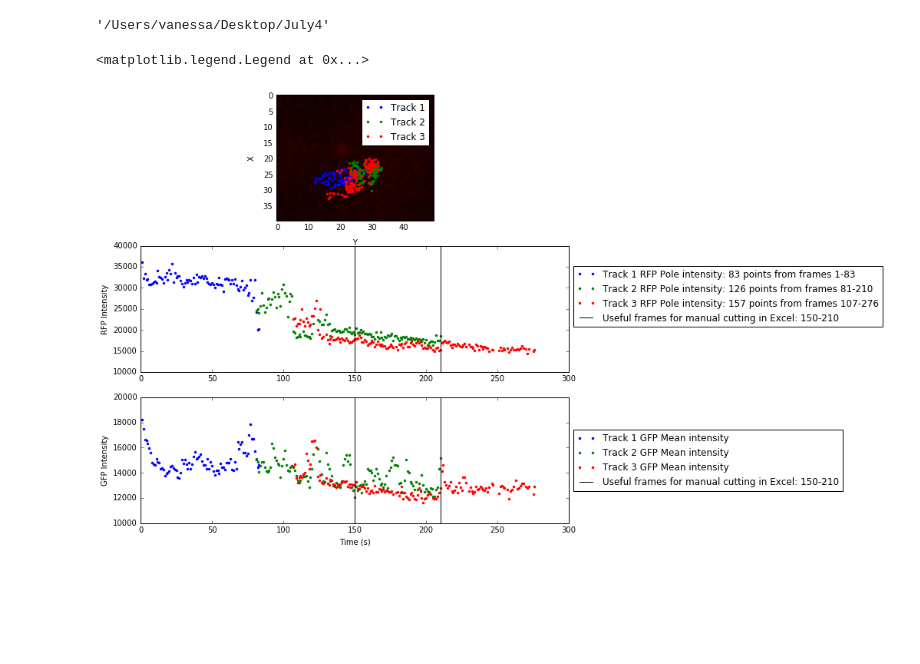
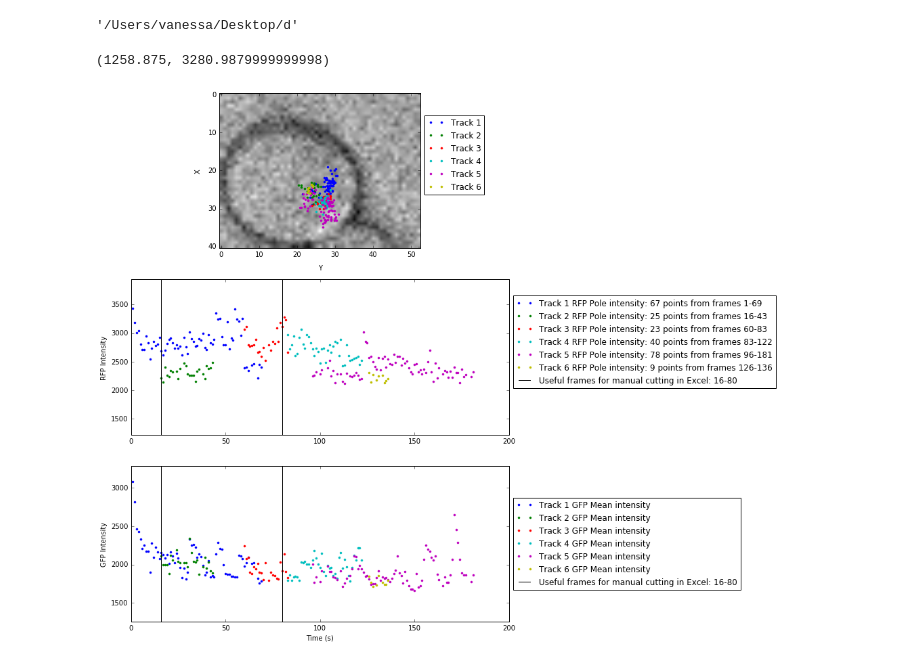
Before and after one commit to vanessa-king/pole-tracking-script, a Jupyter notebook: Python Data Manipulation.ipynb, the cells around one changed output. Cells and saved outputs as stored; diff of their text form; code cells hidden in the pictures; blank space fills up the shorter version.

```diff
--- a/Python Data Manipulation.ipynb
+++ b/Python Data Manipulation.ipynb
@@ -1,14 +1,15 @@
 # %%
 #HARDCODED! Please fill in the cell name and folder that you gave during the Fiji scripts.
 
-cell_name = 'July4'
-folder = '/Users/vanessa/Desktop/July4'
+cell_name = 'Cell1'
+folder = '/Users/vanessa/Desktop/d'
+pixels_per_micron = 6.6888
 
 #The following lines print what directory you're currently in to make it easier to know the path name to your cell.
 import os
 os.getcwd()
 # %% [output]
-'/Users/vanessa/Desktop/July4'
+'/Users/vanessa/Desktop/d'
 # %%
 #Import cell
 
@@ -48,13 +49,18 @@ cut_1 = []
 #We adjust where we cut for results since it has no rows of zeros.
 for i in range(0, len(cut)):
     cut_1 = numpy.append(cut_1,(cut[i] - 1 - i))
-results_cut = cut_1.astype(int)
+if len(cut_1) > 0:
+    results_cut = cut_1.astype(int)
+    trackmean = numpy.split(rawmean, results_cut)
+else:
+    results_cut=[]
+    trackmean = [0 for index in range(len(x_cut))]
+    trackmean[0] = rawmean
 x_cut = numpy.split(rawx, cut)
 y_cut = numpy.split(rawy, cut)
 f_cut = numpy.split(rawf, cut)
 m_cut = numpy.split(rawm, cut)
 #These 2D arrays have all of the tracks in them separately
-trackmean = numpy.split(rawmean, results_cut)
 trackx = [0 for index in range(len(x_cut))]
 for index in range(len(trackx)):
     trackx[index] = numpy.delete(x_cut[index], 0)
@@ -72,62 +78,70 @@ for index in range(len(trackm)):
 #If you'd like to plan where you want to cut the data between useful and not useful once you have the data in Excel,
 #enter the proposed frame values below:
 
-start = 150
-end = 210
+start = 16
+end = 80
 # %%
 #This cell plots our diagnostic tools.
 
-l1, l2, font, s1, s2, padding = 3.0, 10.0, 10.0, 10.0, 10.0, 10.0
+l1, l2, font, s1, s2, padding = 3.0, 10.0, 10.0, 10.0, 14.0, 10.0
 fig = p.figure('Image', figsize = (s1,s2))
 p.rcParams.update({'font.size':font})
 ax = fig.add_subplot(3,1,1)
 
+
+first_subplot_x = []
+first_subplot_y = []
 #First Subplot
 for index in range(len(trackx)):
     trackid = str(index+1)
-    p.plot(trackx[index], tracky[index], linestyle = "", marker = ".", label="Track "+trackid)
+    first_subplot_x = trackx[index] * pixels_per_micron
+    first_subplot_y = tracky[index] * pixels_per_micron
+    p.plot(first_subplot_x, first_subplot_y, linestyle = "", marker = ".", label="Track "+trackid)
 p.xlabel("Y", labelpad=padding)
 p.ylabel("X", labelpad=padding)
-p.legend(loc = "best")
-image = mpimg.imread(cell_name + '_RFP.png')
-p.imshow(image)
+p.legend(loc = "center left", bbox_to_anchor=(1,0.6))
+image = mpimg.imread(cell_name + '_BF.png')
+p.imshow(image, cmap = 'binary')
 
 #Second Subplot
 for index in range(len(trackf)):
     trackid = str(index+1)
     length = str(len(trackf[index]))
     first_spot = str(int(numpy.amin(trackf[index])))
     last_spot = str(int(numpy.amax(trackf[index])))
     axr = fig.add_subplot(3,1,2)
     p.plot(trackf[index],trackm[index], linestyle = "", marker = ".",markersize = 6,label ="Track "+trackid+" RFP Pole intensity: "+length+" points from frames "+first_spot+"-"+last_spot)
 #Useful frames lines:
 startx = [start, start]
-starty = [10000, 40000]
+starty = [0, 50000]
 endx = [end, end]
-endy = [10000, 40000]
+endy = [0, 50000]
 p.plot(startx, starty, label = "Useful frames for manual cutting in Excel: " + str(start) + "-" + str(end), color = 'k')
 p.plot(endx, endy, color = 'k')
 p.ylabel("RFP Intensity")
 p.legend(loc = "center left", bbox_to_anchor=(1,0.6))
+p.ylim(numpy.amin(trackm[0])-1000, numpy.amax(trackm[0])+500)
 
 #Third Subplot
 for index in range(len(trackf)):
     trackid = str(index+1)
     axr = fig.add_subplot(3,1,3)
     p.plot(trackf[index],trackmean[index], linestyle = "", marker = ".",markersize = 6,label ="Track "+trackid+" GFP Mean intensity")
 #Useful frames lines:
 startx = [start, start]
-starty = [10000, 20000]
+starty = [0, 50000]
 endx = [end, end]
-endy = [10000, 20000]
+endy = [0, 50000]
 p.plot(startx, starty, label = "Useful frames for manual cutting in Excel: " + str(start) + "-" + str(end), color = 'k')
 p.plot(endx, endy, color = 'k')
 p.xlabel("Time (s)")
 p.ylabel("GFP Intensity")
 p.legend(loc = "center left", bbox_to_anchor=(1,0.5))
+p.ylim(numpy.amin(trackmean[0])-500, numpy.amax(trackmean[0])+200)
+#p.xlim(100, 180)
 # %% [output]
-<matplotlib.legend.Legend at 0x...>
+(1258.875, 3280.9879999999998)
-[figure, old version]
+[figure, new version]
 # %%
 #HARDCODED!
 #For the following, fill in numbers in the following form: [1, 2, 3] for multiple, [2] for only one, or leave as [] for none.
```
Also changed, not shown: parts of 4 cells of this notebook, 5 other files.
